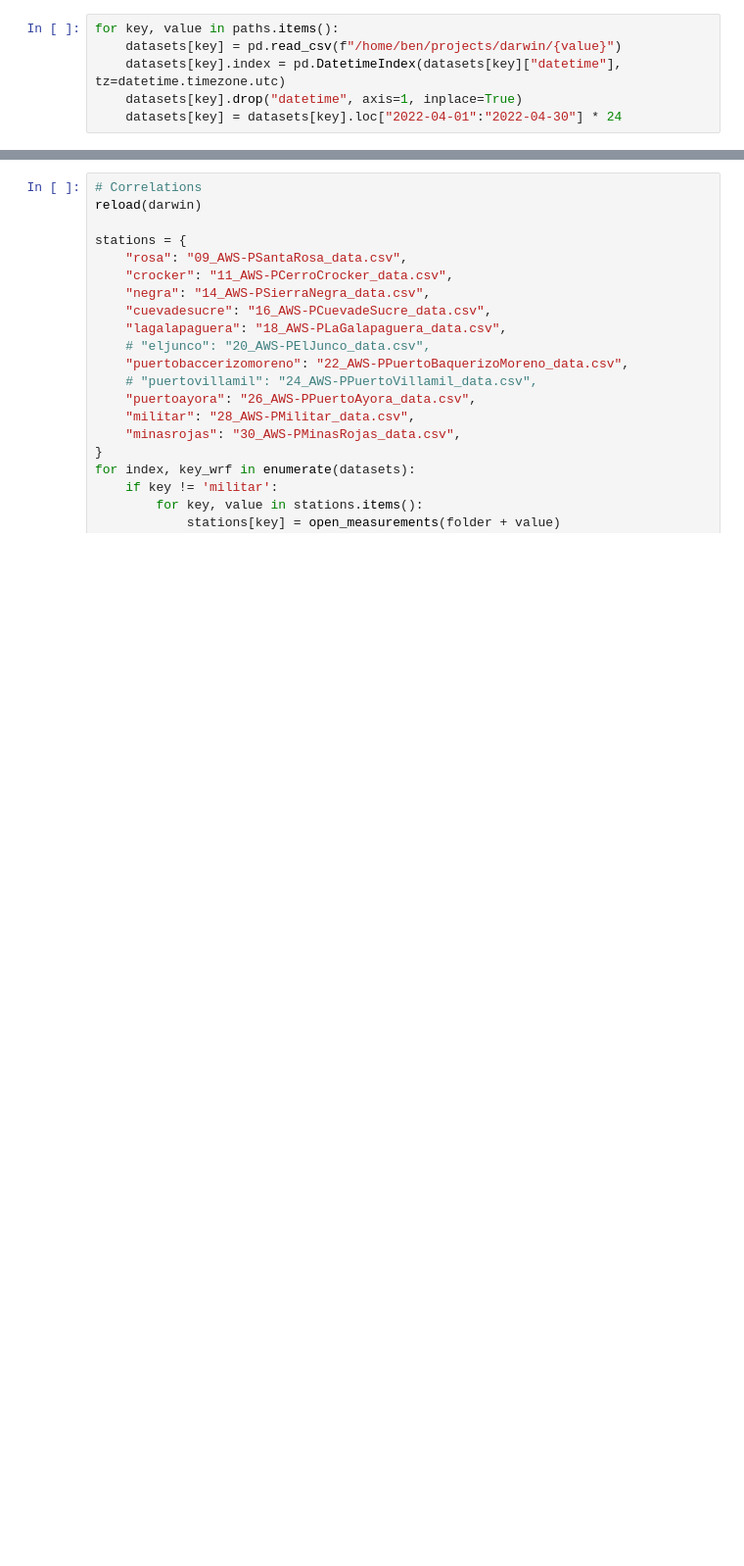
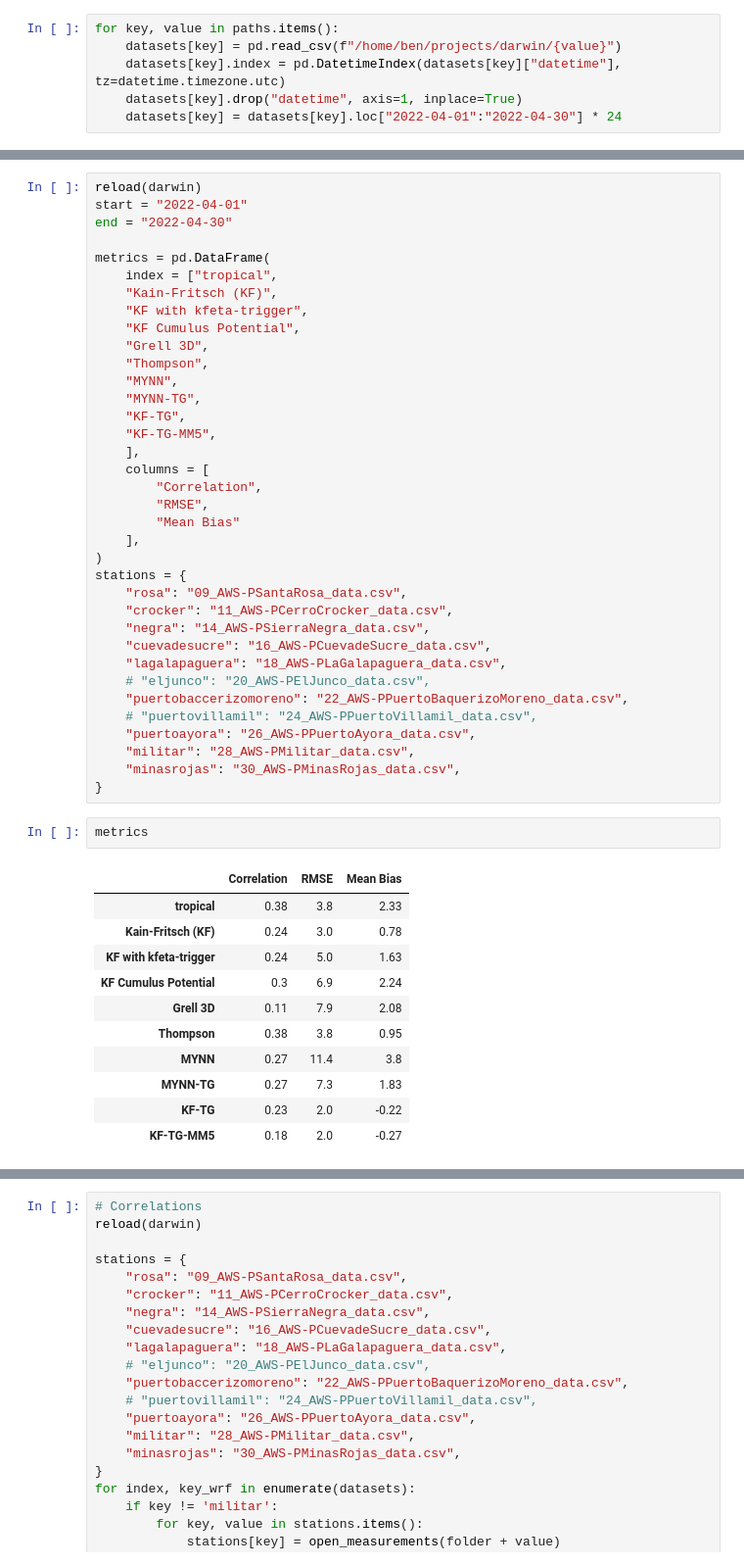
Before and after one commit to benatouba/darwin, a Jupyter notebook: stations.ipynb, the cells around one changed output, grey strips where cells are left out. Shown at 98% size. Saved outputs shown, nothing was run; the diff lists cells and outputs as text; blank space fills up the shorter version.

```diff
--- a/stations.ipynb
+++ b/stations.ipynb
@@ -77,0 +70,50 @@ datasets[key].head()
+# %%
+reload(darwin)
+start = "2022-04-01"
+end = "2022-04-30"
+
+metrics = pd.DataFrame(
+    index = ["tropical",
+    "Kain-Fritsch (KF)",
+    "KF with kfeta-trigger",
+    "KF Cumulus Potential",
+    "Grell 3D",
+    "Thompson",
+    "MYNN",
+    "MYNN-TG",
+    "KF-TG",
+    "KF-TG-MM5",
+    ],
+    columns = [
+        "Correlation",
+        "RMSE",
+        "Mean Bias"
+    ],
+)
+stations = {
+    "rosa": "09_AWS-PSantaRosa_data.csv",
+    "crocker": "11_AWS-PCerroCrocker_data.csv",
+    "negra": "14_AWS-PSierraNegra_data.csv",
+    "cuevadesucre": "16_AWS-PCuevadeSucre_data.csv",
+    "lagalapaguera": "18_AWS-PLaGalapaguera_data.csv",
+    # "eljunco": "20_AWS-PElJunco_data.csv",
+    "puertobaccerizomoreno": "22_AWS-PPuertoBaquerizoMoreno_data.csv",
+    # "puertovillamil": "24_AWS-PPuertoVillamil_data.csv",
+    "puertoayora": "26_AWS-PPuertoAyora_data.csv",
+    "militar": "28_AWS-PMilitar_data.csv",
+    "minasrojas": "30_AWS-PMinasRojas_data.csv",
+}
+# %%
+metrics
+# %% [output]
+|  | Correlation | RMSE | Mean Bias |
+| tropical | 0.38 | 3.8 | 2.33 |
+| Kain-Fritsch (KF) | 0.24 | 3.0 | 0.78 |
+| KF with kfeta-trigger | 0.24 | 5.0 | 1.63 |
+| KF Cumulus Potential | 0.3 | 6.9 | 2.24 |
+| Grell 3D | 0.11 | 7.9 | 2.08 |
+| Thompson | 0.38 | 3.8 | 0.95 |
+| MYNN | 0.27 | 11.4 | 3.8 |
+| MYNN-TG | 0.27 | 7.3 | 1.83 |
+| KF-TG | 0.23 | 2.0 | -0.22 |
+| KF-TG-MM5 | 0.18 | 2.0 | -0.27 |
```
Also changed, not shown: parts of 8 cells of this notebook, 3 other files.
